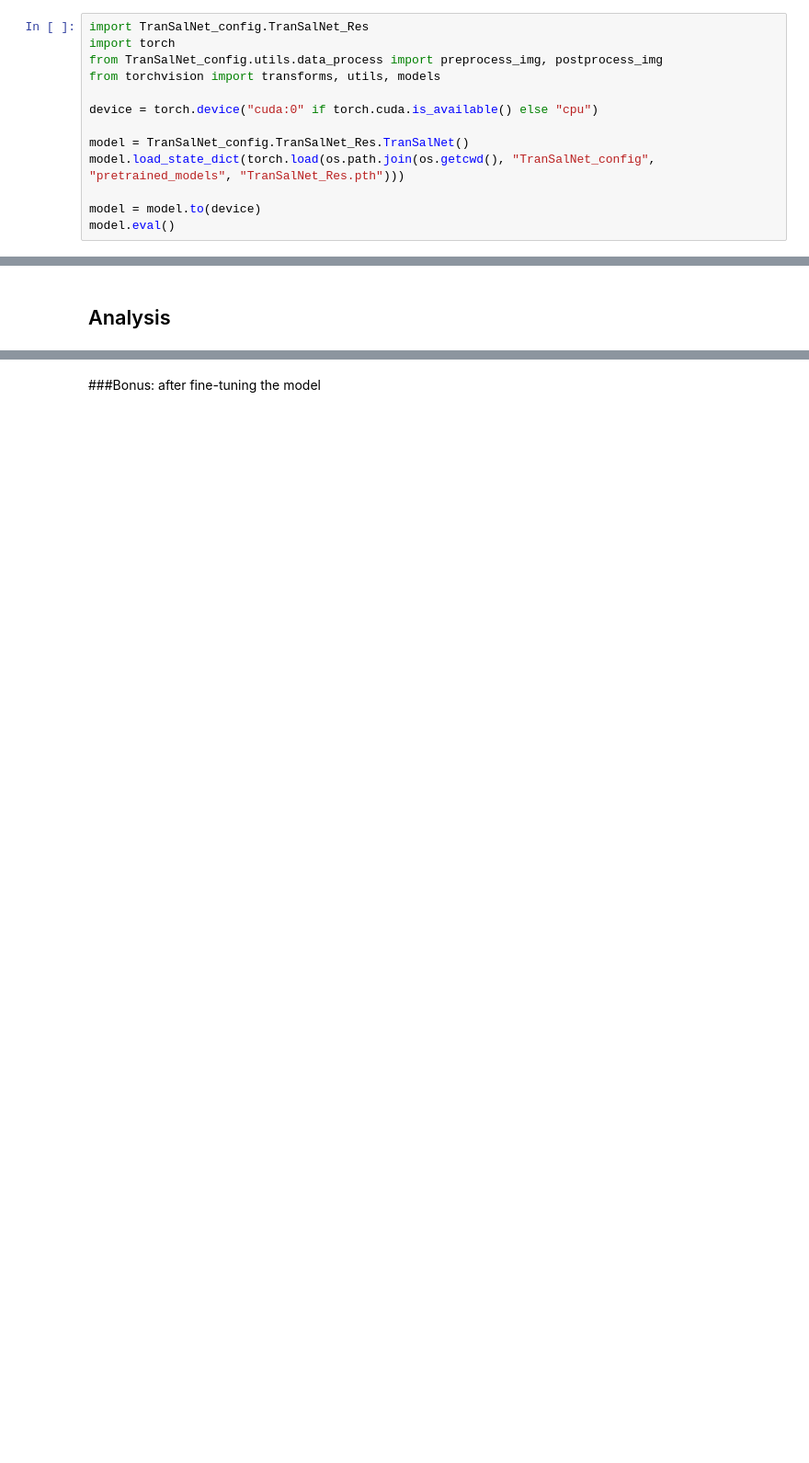
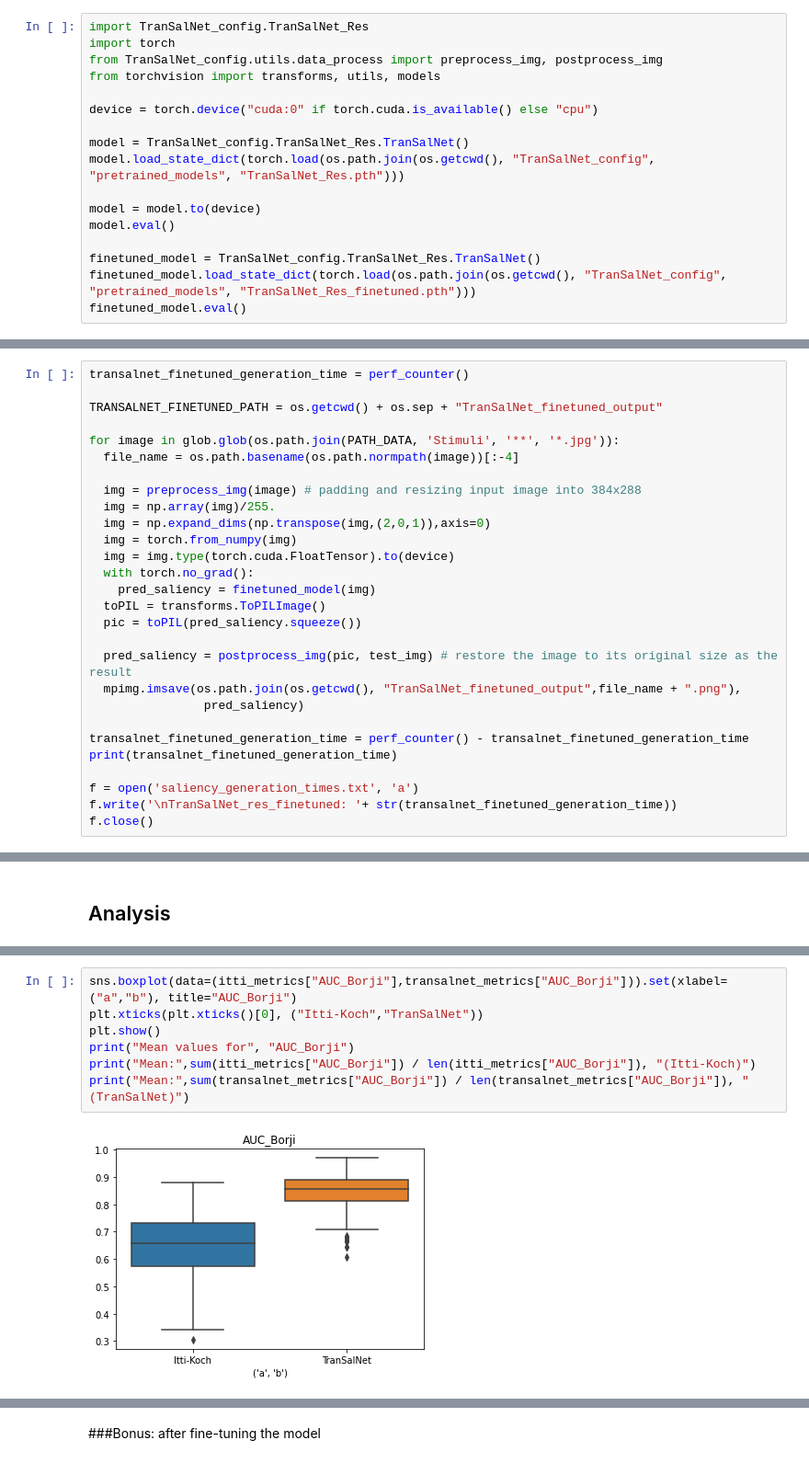
Before and after one commit to Ajamelot56/Projet_Visual_Attention, a Jupyter notebook: PC_2022_VA_Project.ipynb, the cells around one changed output, grey strips where cells are left out. Shown at 92% size. Cells and saved outputs as stored; diff of their text form; blank space fills up the shorter version.

```diff
--- a/PC_2022_VA_Project.ipynb
+++ b/PC_2022_VA_Project.ipynb
@@ -243,4 +250,8 @@ model.load_state_dict(torch.load(os.path.join(os.getcwd(), "TranSalNet_config",
 
 model = model.to(device)
 model.eval()
+
+finetuned_model = TranSalNet_config.TranSalNet_Res.TranSalNet()
+finetuned_model.load_state_dict(torch.load(os.path.join(os.getcwd(), "TranSalNet_config", "pretrained_models", "TranSalNet_Res_finetuned.pth")))
+finetuned_model.eval()
 # %% [output]
@@ -346,0 +314,28 @@ for f in os.listdir('train/test_fixation'):
+# %%
+transalnet_finetuned_generation_time = perf_counter()
+
+TRANSALNET_FINETUNED_PATH = os.getcwd() + os.sep + "TranSalNet_finetuned_output"
+
+for image in glob.glob(os.path.join(PATH_DATA, 'Stimuli', '**', '*.jpg')):
+  file_name = os.path.basename(os.path.normpath(image))[:-4]
+
+  img = preprocess_img(image) # padding and resizing input image into 384x288
+  img = np.array(img)/255.
+  img = np.expand_dims(np.transpose(img,(2,0,1)),axis=0)
+  img = torch.from_numpy(img)
+  img = img.type(torch.cuda.FloatTensor).to(device)
+  with torch.no_grad():
+    pred_saliency = finetuned_model(img)
+  toPIL = transforms.ToPILImage()
+  pic = toPIL(pred_saliency.squeeze())
+
+  pred_saliency = postprocess_img(pic, test_img) # restore the image to its original size as the result
+  mpimg.imsave(os.path.join(os.getcwd(), "TranSalNet_finetuned_output",file_name + ".png"),
+                pred_saliency)
+
+transalnet_finetuned_generation_time = perf_counter() - transalnet_finetuned_generation_time
+print(transalnet_finetuned_generation_time)
+
+f = open('saliency_generation_times.txt', 'a')
+f.write('\nTranSalNet_res_finetuned: '+ str(transalnet_finetuned_generation_time))
+f.close()
@@ -751,0 +715,9 @@ dict_keys(['AUC_Borji', 'AUC_Judd', 'kl_divergence', 'NSS', 'CC', 'similarity'])
+# %%
+sns.boxplot(data=(itti_metrics["AUC_Borji"],transalnet_metrics["AUC_Borji"])).set(xlabel=("a","b"), title="AUC_Borji")
+plt.xticks(plt.xticks()[0], ("Itti-Koch","TranSalNet"))
+plt.show()
+print("Mean values for", "AUC_Borji")
+print("Mean:",sum(itti_metrics["AUC_Borji"]) / len(itti_metrics["AUC_Borji"]), "(Itti-Koch)")
+print("Mean:",sum(transalnet_metrics["AUC_Borji"]) / len(transalnet_metrics["AUC_Borji"]), "(TranSalNet)")
+# %% [output]
+[figure, added]
```
Also changed, not shown: parts of 53 cells of this notebook.
